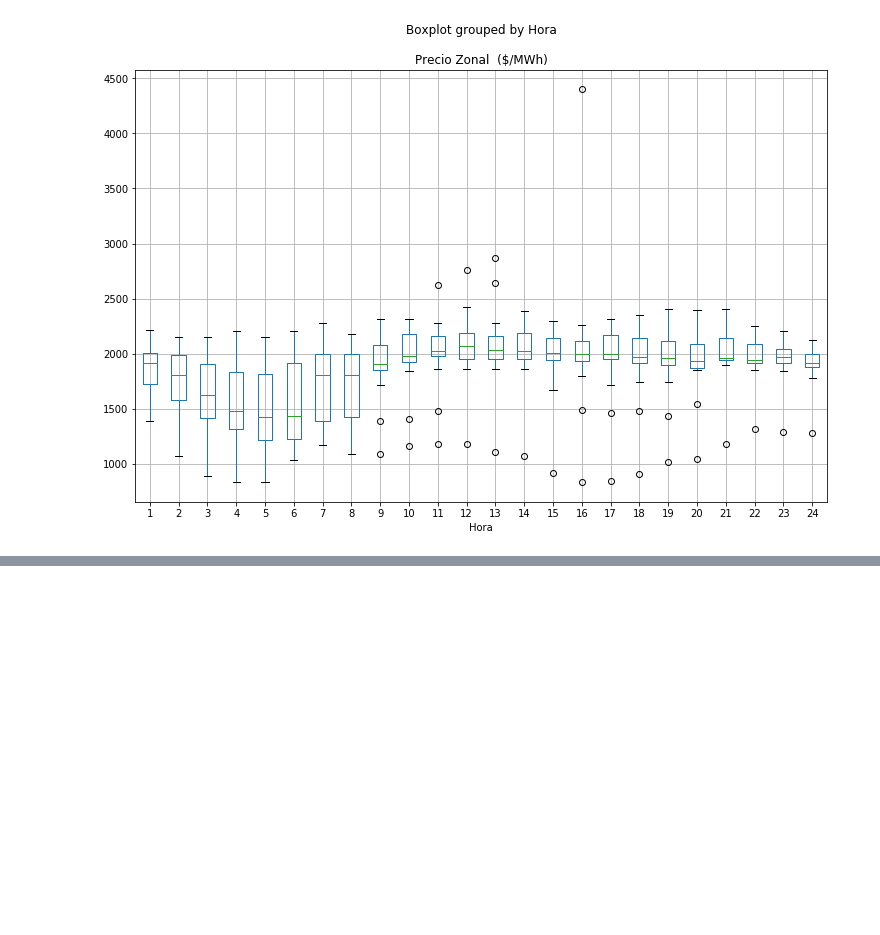
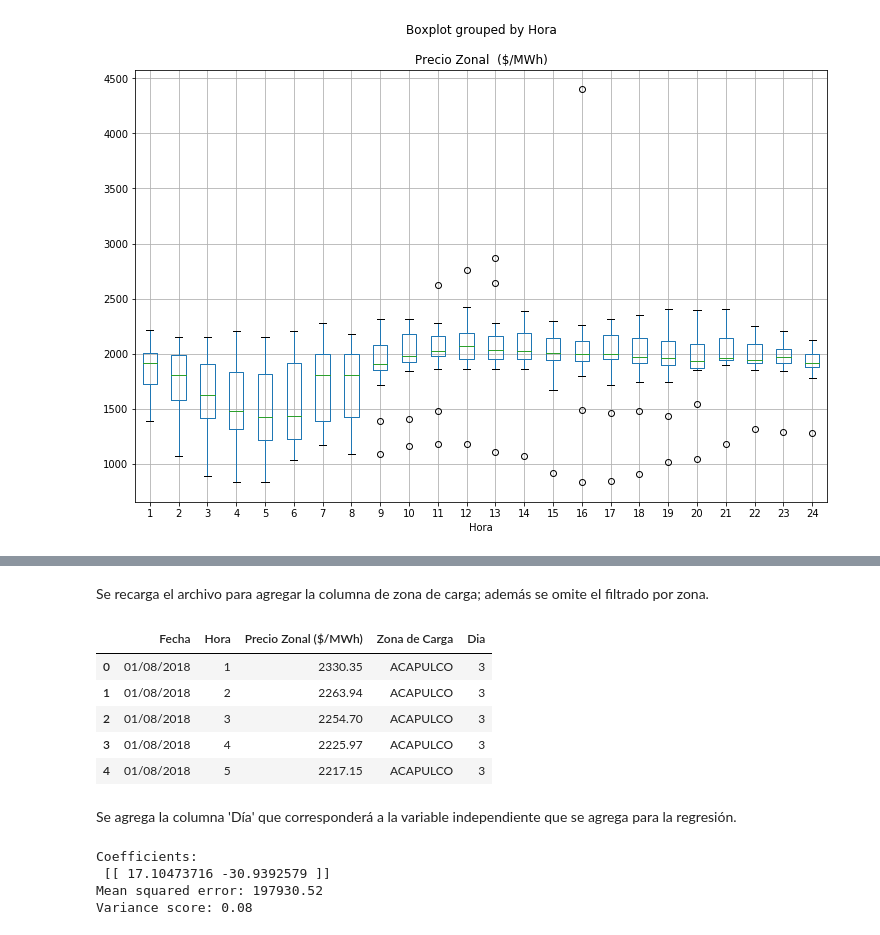
Before and after one commit to HomerMadriz/EnergyPred, a Jupyter notebook: Proyecto Final.ipynb, the cells around one changed output, grey strips where cells are left out. Cells and saved outputs as stored; diff of their text form; code cells hidden in the pictures; blank space fills up the shorter version.

```diff
--- a/Proyecto Final.ipynb
+++ b/Proyecto Final.ipynb
@@ -132,0 +103,14 @@ plt.show()
+# %%
+from datetime import date
+from datetime import datetime as dt
+
+dfFiltrado = dfFiltrado.reset_index(drop= True)
+dia=[] #serie donde coloco todo lo que voy a adicionar en la columna
+
+for index,row in dfFiltrado.iterrows():
+    dia.append(date.isoweekday(dt.strptime(row['Fecha'],'%d/%m/%Y')))
+#https://pandas.pydata.org/pandas-docs/stable/merging.html
+sdia=pd.Series(dia, name='Dia')
+dfFiltrado = pd.concat([dfFiltrado, sdia], axis=1)
+
+print(dfFiltrado.head())
@@ -132,0 +187,4 @@ plt.show()
+# %%
+df = pd.read_csv("C:/Users/omar_/Documents/ITESO/5to Semestre/Programación Avanzada/Proyecto/PreciosEnergia.csv", engine='python')
+dfFiltrado2 = df[['Fecha','Hora', 'Precio Zonal  ($/MWh)', 'Zona de Carga']]
+dfFiltrado2.head()
@@ -132,0 +198,22 @@ plt.show()
+# %% [markdown]
+Se recarga el archivo para agregar la columna de zona de carga; además se omite el filtrado por zona.
+# %%
+dfFiltrado2 = dfFiltrado2.reset_index(drop= True)
+dia=[] #serie donde coloco todo lo que voy a adicionar en la columna
+
+for index,row in dfFiltrado2.iterrows():
+    dia.append(date.isoweekday(dt.strptime(row['Fecha'],'%d/%m/%Y')))
+#https://pandas.pydata.org/pandas-docs/stable/merging.html
+sdia=pd.Series(dia, name='Dia')
+dfFiltrado2 = pd.concat([dfFiltrado2, sdia], axis=1)
+
+dfFiltrado2.head()
+# %% [output]
+|  | Fecha | Hora | Precio Zonal ($/MWh) | Zona de Carga | Dia |
+| 0 | 01/08/2018 | 1 | 2330.35 | ACAPULCO | 3 |
+| 1 | 01/08/2018 | 2 | 2263.94 | ACAPULCO | 3 |
+| 2 | 01/08/2018 | 3 | 2254.70 | ACAPULCO | 3 |
+| 3 | 01/08/2018 | 4 | 2225.97 | ACAPULCO | 3 |
+| 4 | 01/08/2018 | 5 | 2217.15 | ACAPULCO | 3 |
+# %% [markdown]
+Se agrega la columna 'Día' que corresponderá a la variable independiente que se agrega para la regresión.
@@ -132,0 +233,13 @@ plt.show()
+# %%
+# The coefficients
+print('Coefficients: \n', regr.coef_)
+# The mean squared error
+print("Mean squared error: %.2f"
+      % mean_squared_error(df_y_test, df_y_pred))
+# Explained variance score: 1 is perfect prediction
+print('Variance score: %.2f' % r2_score(df_y_test, df_y_pred))
+# %% [output]
+Coefficients:
+ [[ 17.10473716 -30.9392579 ]]
+Mean squared error: 197930.52
+Variance score: 0.08
```
Also changed, not shown: parts of 23 cells of this notebook, 7 other files.
